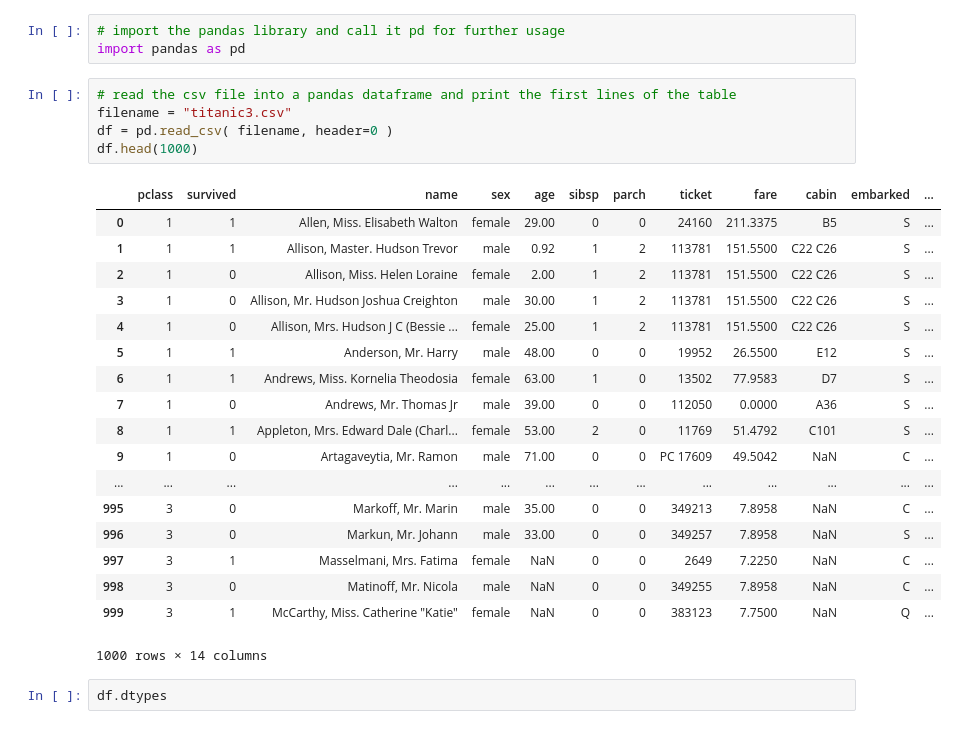
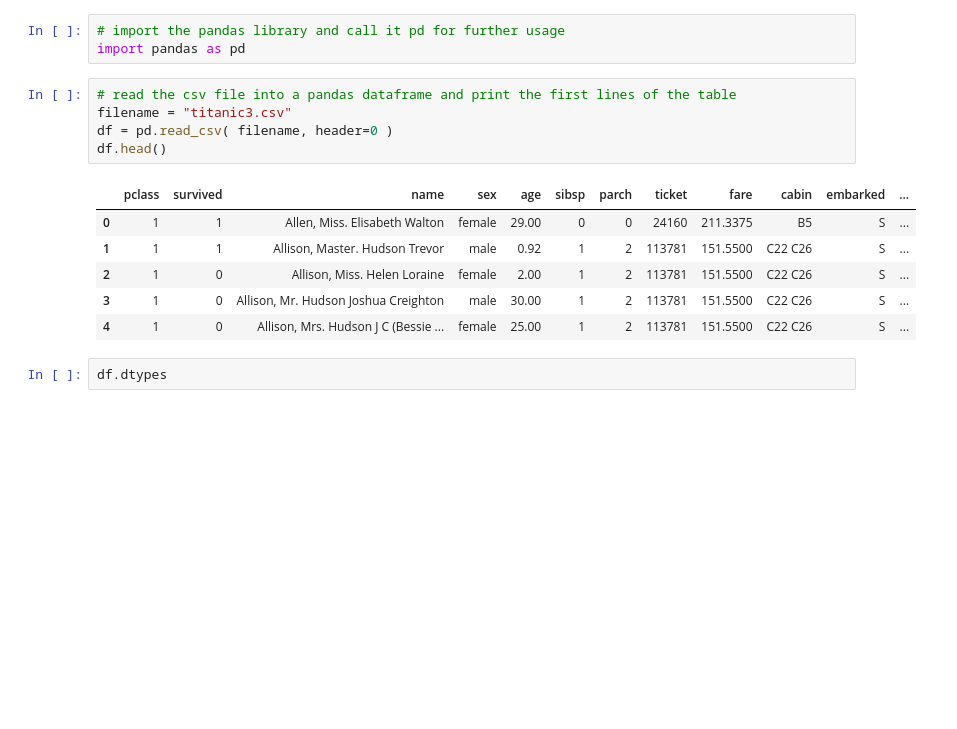
Before and after one commit to reddykumarmodam/datavisualization, a Jupyter notebook: Assignment2_Akhil-Reddy.ipynb, the cells around one changed output. Saved outputs shown, nothing was run; the diff lists cells and outputs as text; blank space fills up the shorter version.

```diff
--- a/Assignment2_Akhil-Reddy.ipynb
+++ b/Assignment2_Akhil-Reddy.ipynb
@@ -17,27 +17,15 @@ import pandas as pd
 # %%
 # read the csv file into a pandas dataframe and print the first lines of the table
 filename = "titanic3.csv"
 df = pd.read_csv( filename, header=0 )
-df.head(1000)
+df.head()
 # %% [output]
 |  | pclass | survived | name | sex | age | sibsp | parch | ticket | fare | cabin | embarked | ... |
 | 0 | 1 | 1 | Allen, Miss. Elisabeth Walton | female | 29.00 | 0 | 0 | 24160 | 211.3375 | B5 | S | ... |
 | 1 | 1 | 1 | Allison, Master. Hudson Trevor | male | 0.92 | 1 | 2 | 113781 | 151.5500 | C22 C26 | S | ... |
 | 2 | 1 | 0 | Allison, Miss. Helen Loraine | female | 2.00 | 1 | 2 | 113781 | 151.5500 | C22 C26 | S | ... |
 | 3 | 1 | 0 | Allison, Mr. Hudson Joshua Creighton | male | 30.00 | 1 | 2 | 113781 | 151.5500 | C22 C26 | S | ... |
 | 4 | 1 | 0 | Allison, Mrs. Hudson J C (Bessie ... | female | 25.00 | 1 | 2 | 113781 | 151.5500 | C22 C26 | S | ... |
-| 5 | 1 | 1 | Anderson, Mr. Harry | male | 48.00 | 0 | 0 | 19952 | 26.5500 | E12 | S | ... |
-| 6 | 1 | 1 | Andrews, Miss. Kornelia Theodosia | female | 63.00 | 1 | 0 | 13502 | 77.9583 | D7 | S | ... |
-| 7 | 1 | 0 | Andrews, Mr. Thomas Jr | male | 39.00 | 0 | 0 | 112050 | 0.0000 | A36 | S | ... |
-| 8 | 1 | 1 | Appleton, Mrs. Edward Dale (Charl... | female | 53.00 | 2 | 0 | 11769 | 51.4792 | C101 | S | ... |
-| 9 | 1 | 0 | Artagaveytia, Mr. Ramon | male | 71.00 | 0 | 0 | PC 17609 | 49.5042 | NaN | C | ... |
-| ... | ... | ... | ... | ... | ... | ... | ... | ... | ... | ... | ... | ... |
-| 995 | 3 | 0 | Markoff, Mr. Marin | male | 35.00 | 0 | 0 | 349213 | 7.8958 | NaN | C | ... |
-| 996 | 3 | 0 | Markun, Mr. Johann | male | 33.00 | 0 | 0 | 349257 | 7.8958 | NaN | S | ... |
-| 997 | 3 | 1 | Masselmani, Mrs. Fatima | female | NaN | 0 | 0 | 2649 | 7.2250 | NaN | C | ... |
-| 998 | 3 | 0 | Matinoff, Mr. Nicola | male | NaN | 0 | 0 | 349255 | 7.8958 | NaN | C | ... |
-| 999 | 3 | 1 | McCarthy, Miss. Catherine "Katie" | female | NaN | 0 | 0 | 383123 | 7.7500 | NaN | Q | ... |
-1000 rows × 14 columns
 # %%
 df.dtypes
 # %% [output]
```
Also changed, not shown: parts of 5 cells of this notebook.
